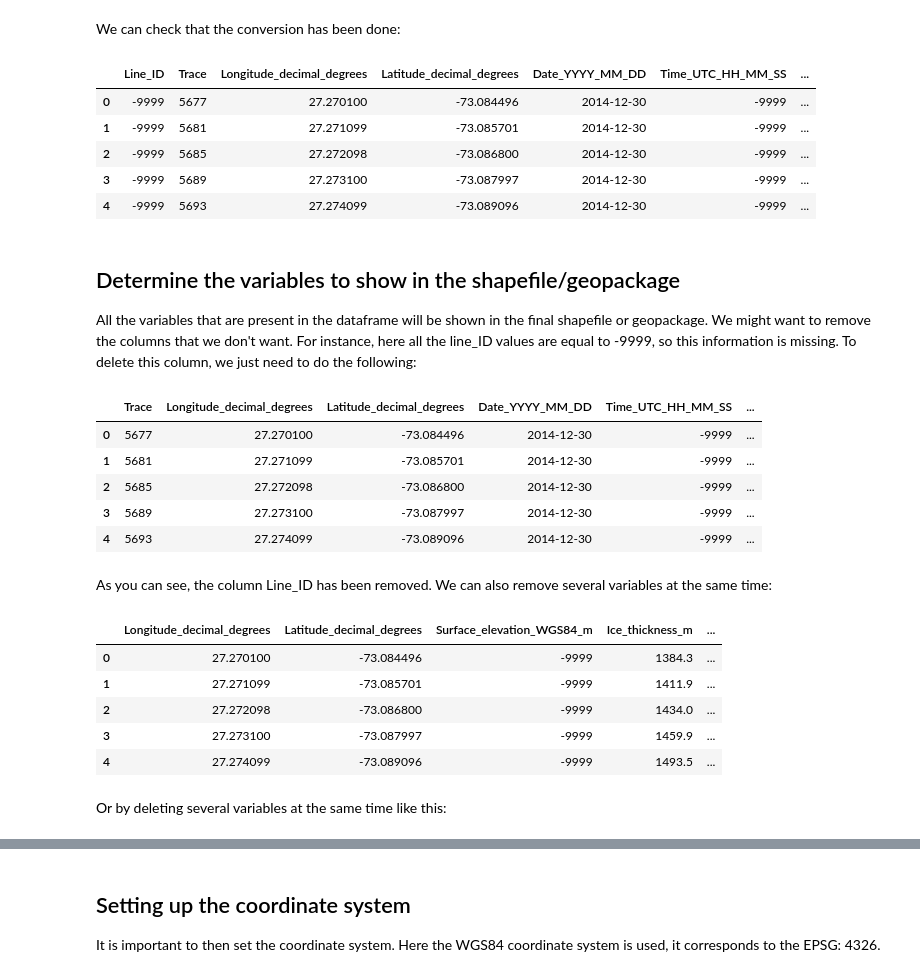
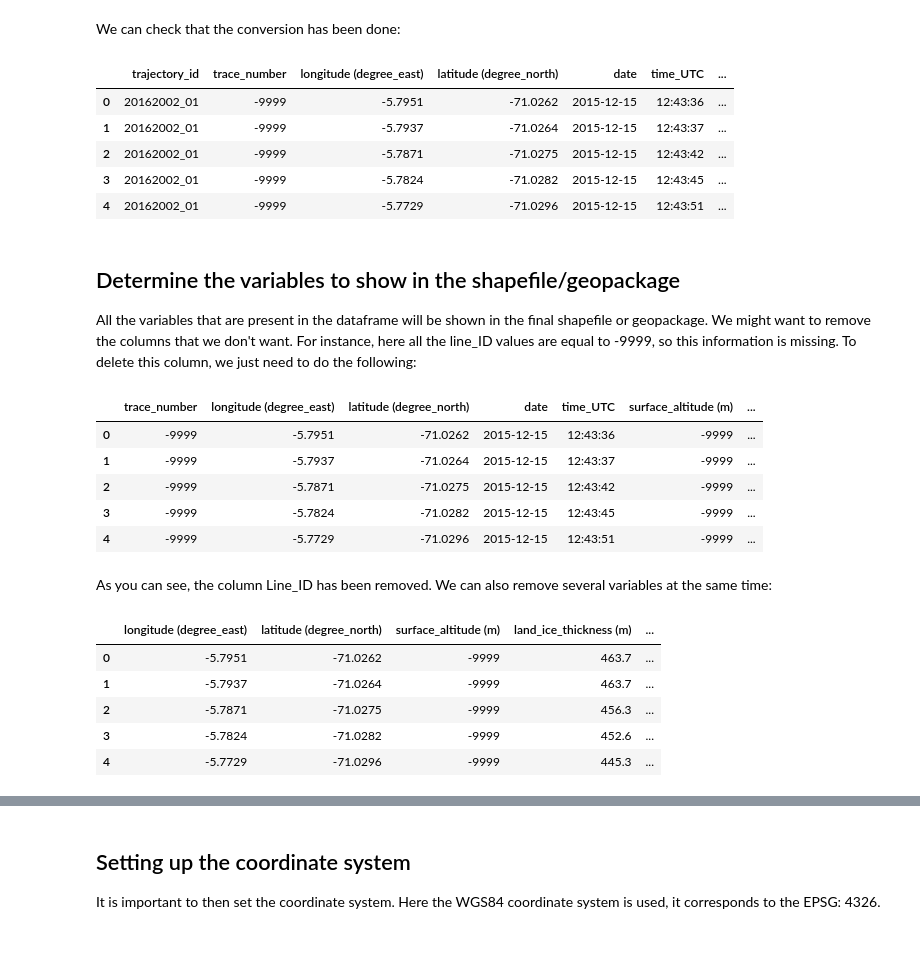
Before and after one commit to antarctica/PDC_GeophysicsBook, a Jupyter notebook: _sources/BEDMAP/Checking_CSV_geospatially.ipynb, the cells around one changed output, grey strips where cells are left out. Saved outputs shown, nothing was run; the diff lists cells and outputs as text; code cells hidden in the pictures; blank space fills up the shorter version.

Commit message:
Bedmap addition

```diff
--- a/_sources/BEDMAP/Checking_CSV_geospatially.ipynb
+++ b/_sources/BEDMAP/Checking_CSV_geospatially.ipynb
@@ -104,3 +102,3 @@ Give here the path to the file you want to read, example given for the following
 # %%
-CSV_file = 'E:/UKPDC/Bedmap3/AWI/standardisedCSV/AWI_2014_GEA-IV_AIR_BM3.csv'
+CSV_file = 'D:/BEDMAP/AWI_2015_GEA-DML_AIR_BM3.csv'
 # %% [markdown]
@@ -108,3 +106,3 @@ The `pandas` module is used to open the file. The command `pd.read_csv(input_fil
 # %%
-data = pd.read_csv(CSV_file)
+data = pd.read_csv(CSV_file, skiprows=18, low_memory=False)
 # %% [markdown]
@@ -126,45 +149,41 @@ To do that, you will need to identify the specific header used for longitude and
 
 Here, it is `Longitude_decimal_degrees` and `Latitude_decimal_degrees`
 # %%
-data = data.rename(columns=lambda x: x.strip()) #to remove unwanted white space in header column names
-
-gdf = gpd.GeoDataFrame(data, geometry=gpd.points_from_xy(data['Longitude_decimal_degrees'], data['Latitude_decimal_degrees']))
+gdf = gpd.GeoDataFrame(data, geometry=gpd.points_from_xy(data['longitude (degree_east)'], data['latitude (degree_north)']))
 # %% [markdown]
 We can check that the conversion has been done:
 # %%
 gdf.head()
 # %% [output]
-|  | Line_ID | Trace | Longitude_decimal_degrees | Latitude_decimal_degrees | Date_YYYY_MM_DD | Time_UTC_HH_MM_SS | ... |
-| 0 | -9999 | 5677 | 27.270100 | -73.084496 | 2014-12-30 | -9999 | ... |
-| 1 | -9999 | 5681 | 27.271099 | -73.085701 | 2014-12-30 | -9999 | ... |
-| 2 | -9999 | 5685 | 27.272098 | -73.086800 | 2014-12-30 | -9999 | ... |
-| 3 | -9999 | 5689 | 27.273100 | -73.087997 | 2014-12-30 | -9999 | ... |
-| 4 | -9999 | 5693 | 27.274099 | -73.089096 | 2014-12-30 | -9999 | ... |
+|  | trajectory_id | trace_number | longitude (degree_east) | latitude (degree_north) | date | time_UTC | ... |
+| 0 | 20162002_01 | -9999 | -5.7951 | -71.0262 | 2015-12-15 | 12:43:36 | ... |
+| 1 | 20162002_01 | -9999 | -5.7937 | -71.0264 | 2015-12-15 | 12:43:37 | ... |
+| 2 | 20162002_01 | -9999 | -5.7871 | -71.0275 | 2015-12-15 | 12:43:42 | ... |
+| 3 | 20162002_01 | -9999 | -5.7824 | -71.0282 | 2015-12-15 | 12:43:45 | ... |
+| 4 | 20162002_01 | -9999 | -5.7729 | -71.0296 | 2015-12-15 | 12:43:51 | ... |
 # %% [markdown]
 ## Determine the variables to show in the shapefile/geopackage
 
 All the variables that are present in the dataframe will be shown in the final shapefile or geopackage. We might want to remove the columns that we don't want. For instance, here all the line_ID values are equal to -9999, so this information is missing. To delete this column, we just need to do the following:
 # %%
-gdf = gdf.drop(columns=['Line_ID'])
+gdf = gdf.drop(columns=['trajectory_id'])
 gdf.head()
 # %% [output]
-|  | Trace | Longitude_decimal_degrees | Latitude_decimal_degrees | Date_YYYY_MM_DD | Time_UTC_HH_MM_SS | ... |
-| 0 | 5677 | 27.270100 | -73.084496 | 2014-12-30 | -9999 | ... |
-| 1 | 5681 | 27.271099 | -73.085701 | 2014-12-30 | -9999 | ... |
-| 2 | 5685 | 27.272098 | -73.086800 | 2014-12-30 | -9999 | ... |
-| 3 | 5689 | 27.273100 | -73.087997 | 2014-12-30 | -9999 | ... |
-| 4 | 5693 | 27.274099 | -73.089096 | 2014-12-30 | -9999 | ... |
+|  | trace_number | longitude (degree_east) | latitude (degree_north) | date | time_UTC | surface_altitude (m) | ... |
+| 0 | -9999 | -5.7951 | -71.0262 | 2015-12-15 | 12:43:36 | -9999 | ... |
+| 1 | -9999 | -5.7937 | -71.0264 | 2015-12-15 | 12:43:37 | -9999 | ... |
+| 2 | -9999 | -5.7871 | -71.0275 | 2015-12-15 | 12:43:42 | -9999 | ... |
+| 3 | -9999 | -5.7824 | -71.0282 | 2015-12-15 | 12:43:45 | -9999 | ... |
+| 4 | -9999 | -5.7729 | -71.0296 | 2015-12-15 | 12:43:51 | -9999 | ... |
 # %% [markdown]
 As you can see, the column Line_ID has been removed. We can also remove several variables at the same time:
 # %%
-gdf = gdf.drop(columns=[ 'Trace', 'Date_YYYY_MM_DD', 'Time_UTC_HH_MM_SS', 'Funding', 'DOI'])
+gdf = gdf.drop(columns=[ 'trace_number', 'date', 'time_UTC'])
 gdf.head()
 # %% [output]
-|  | Longitude_decimal_degrees | Latitude_decimal_degrees | Surface_elevation_WGS84_m | Ice_thickness_m | ... |
-| 0 | 27.270100 | -73.084496 | -9999 | 1384.3 | ... |
-| 1 | 27.271099 | -73.085701 | -9999 | 1411.9 | ... |
-| 2 | 27.272098 | -73.086800 | -9999 | 1434.0 | ... |
-| 3 | 27.273100 | -73.087997 | -9999 | 1459.9 | ... |
-| 4 | 27.274099 | -73.089096 | -9999 | 1493.5 | ... |
+|  | longitude (degree_east) | latitude (degree_north) | surface_altitude (m) | land_ice_thickness (m) | ... |
+| 0 | -5.7951 | -71.0262 | -9999 | 463.7 | ... |
+| 1 | -5.7937 | -71.0264 | -9999 | 463.7 | ... |
+| 2 | -5.7871 | -71.0275 | -9999 | 456.3 | ... |
+| 3 | -5.7824 | -71.0282 | -9999 | 452.6 | ... |
+| 4 | -5.7729 | -71.0296 | -9999 | 445.3 | ... |
-# %% [markdown]
-Or by deleting several variables at the same time like this:
```
Also changed, not shown: parts of 13 cells of this notebook, 25 other files.
